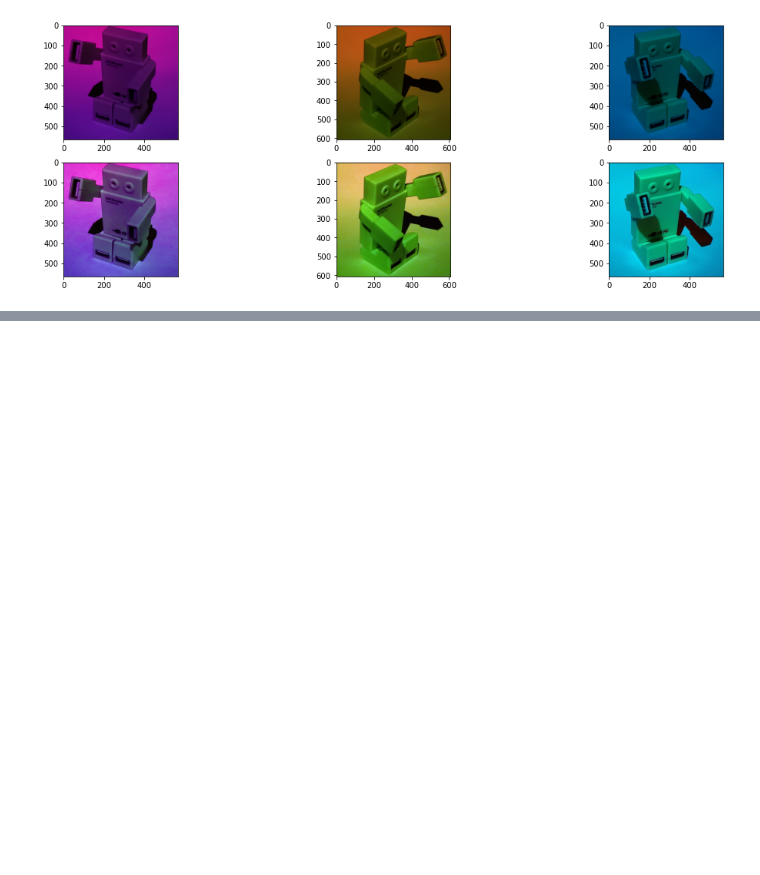
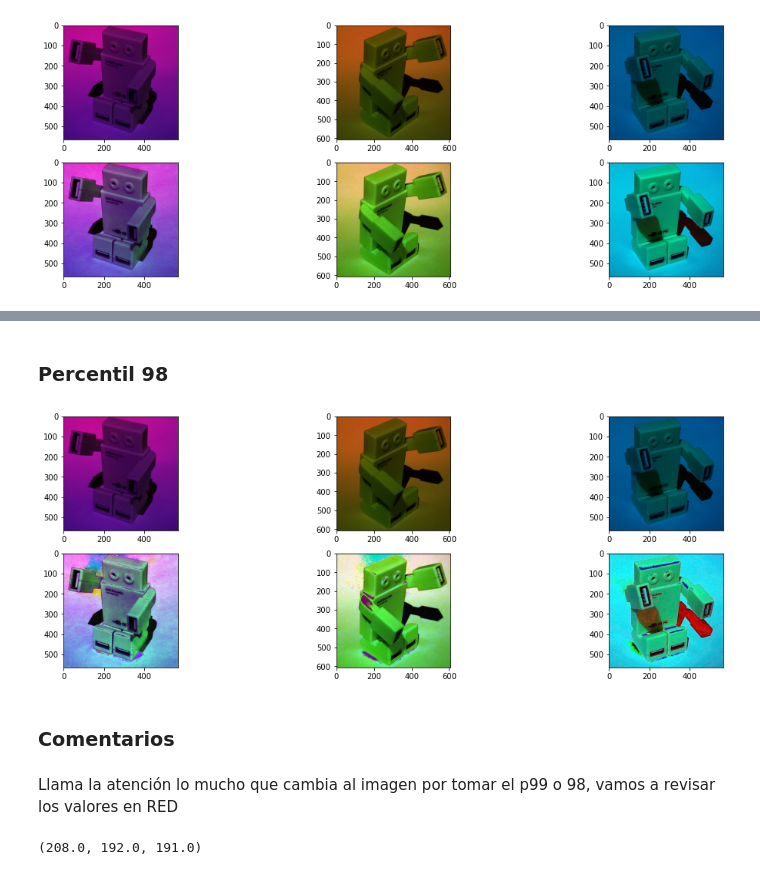
Before and after one commit to nicolascecchi/AI-Specialization, a Jupyter notebook: B2/CV1/B2_CV1_C2_Tito_el_robotito.ipynb, the cells around one changed output, grey strips where cells are left out. Drawn from its saved outputs; the diff is of its cells as text; code cells hidden in the pictures; blank space fills up the shorter version.

```diff
--- a/B2/CV1/B2_CV1_C2_Tito_el_robotito.ipynb
+++ b/B2/CV1/B2_CV1_C2_Tito_el_robotito.ipynb
@@ -98,0 +124,31 @@ plt.show()
+# %% [markdown]
+### Percentil 98
+# %%
+adjusted_r_tito = white_patch(r_tito,98)
+
+adjusted_o_tito = white_patch(o_tito,98)
+
+adjusted_b_tito = white_patch(b_tito,98)
+# %%
+f, ax = plt.subplots(ncols=3,nrows=2,figsize=(18,6))
+
+ax[0][0].imshow(r_tito)
+ax[1][0].imshow(adjusted_r_tito)
+
+ax[0][1].imshow(o_tito)
+ax[1][1].imshow(adjusted_o_tito)
+
+ax[0][2].imshow(b_tito)
+ax[1][2].imshow(adjusted_b_tito)
+
+plt.show()
+# %% [output]
+[figure, added]
+# %% [markdown]
+### Comentarios
+# %% [markdown]
+Llama la atención lo mucho que cambia al imagen por tomar el p99 o 98, vamos a revisar los valores en RED
+# %%
+(np.percentile(r_tito[:,:,0],100),np.percentile(r_tito[:,:,0],99),np.percentile(r_tito[:,:,0],98))
+# %% [output]
+(208.0, 192.0, 191.0)
```
Also changed, not shown: parts of 19 cells of this notebook.
